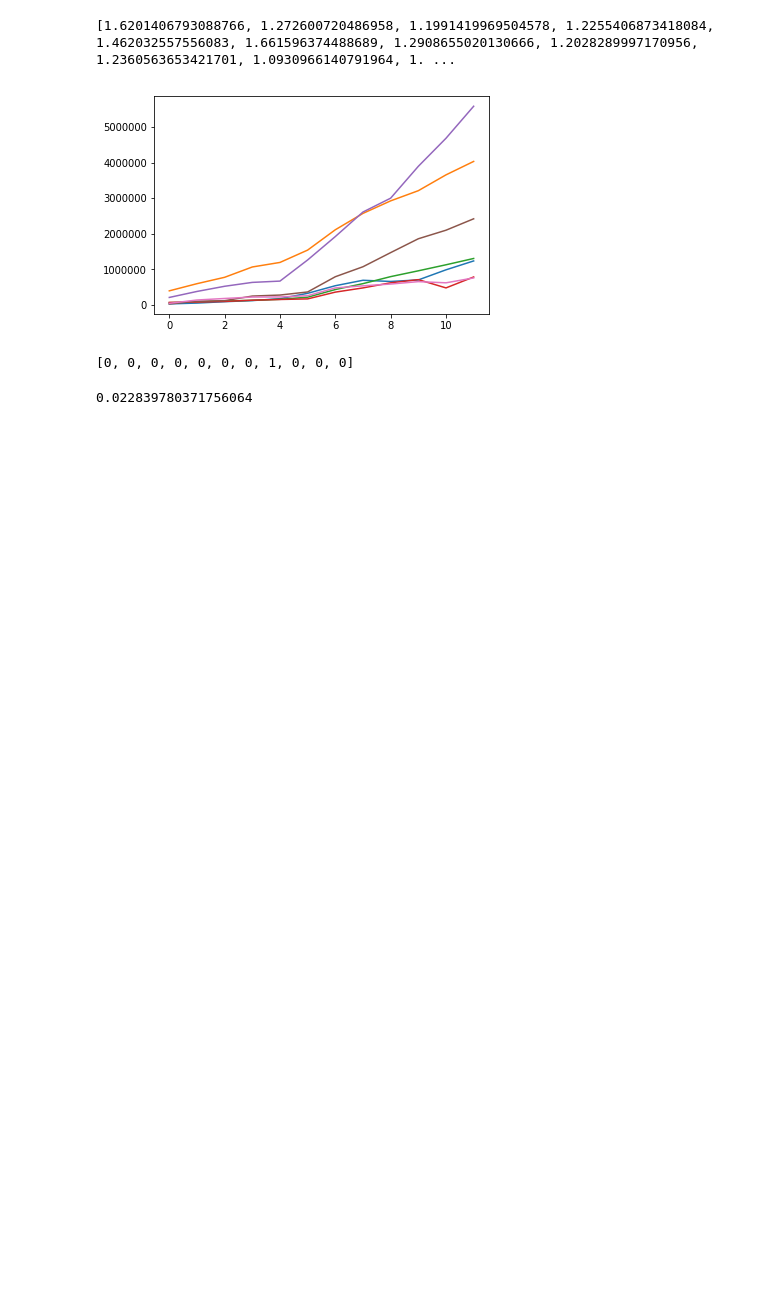
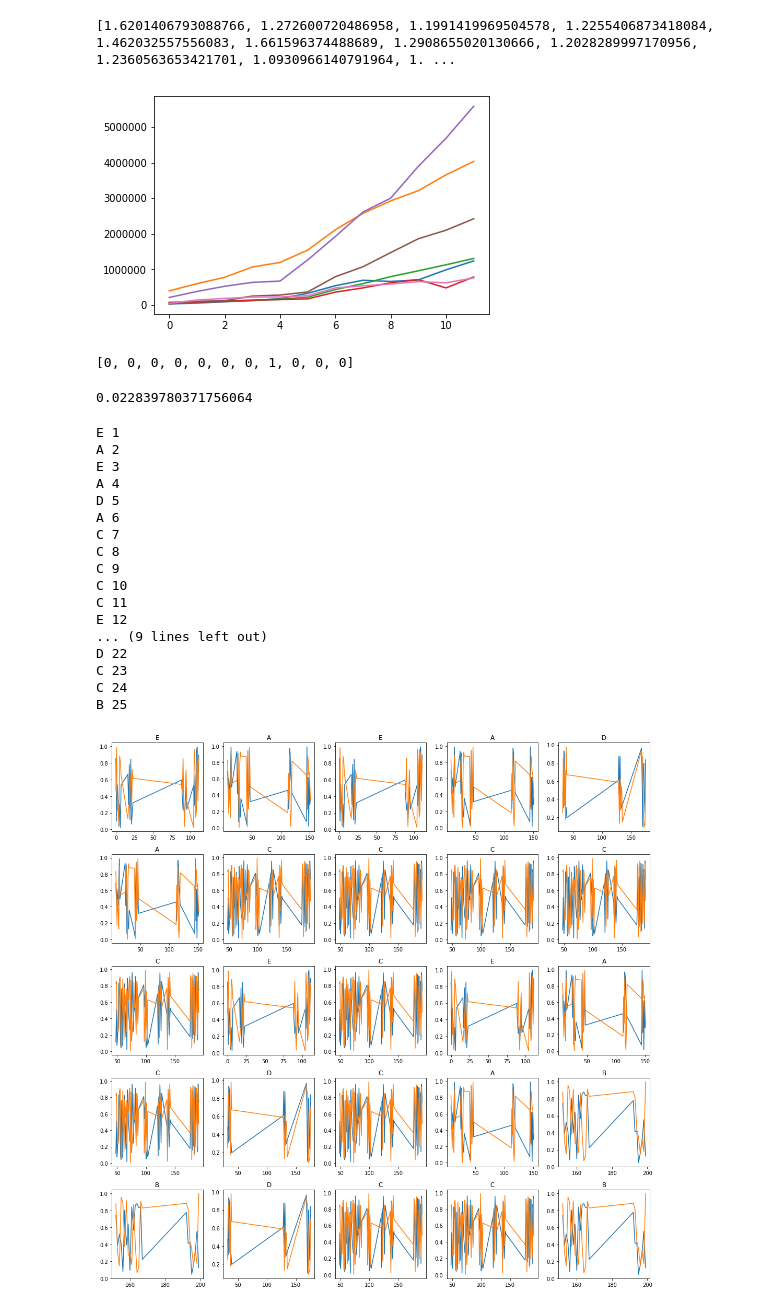
Before and after one commit to rmurcioUCL/RankDiversity, a Jupyter notebook: code/rankcities.ipynb, the cells around one changed output. Saved outputs shown, nothing was run; the diff lists cells and outputs as text; code cells hidden in the pictures; blank space fills up the shorter version.

```diff
--- a/code/rankcities.ipynb
+++ b/code/rankcities.ipynb
@@ -742,3 +951,44 @@ g=[x + y for x, y in zip(q, p)]
 9975/436738
 # %% [output]
 0.022839780371756064
+# %%
+import numpy as np
+import pandas as pd
+import matplotlib.pyplot as plt
+
+countries = np.random.choice(list("ABCDE"),size=25)
+df = pd.DataFrame({"Date" : range(200),
+                    'Country' : np.repeat(countries,8),
+                    'y1' : np.random.rand(200),
+                    'y2' : np.random.rand(200)})
+
+fig = plt.figure()
+
+for c,num in zip(countries, range(1,26)):
+    print(c,num)
+    df0=df[df['Country']==c]
+    ax = fig.add_subplot(5,5,num)
+    ax.plot(df0['Date'], df0[['y1','y2']])
+    ax.set_title(c)
+
+plt.tight_layout()
+plt.show()
+# %% [output]
+E 1
+A 2
+E 3
+A 4
+D 5
+A 6
+C 7
+C 8
+C 9
+C 10
+C 11
+E 12
+... (9 lines left out)
+D 22
+C 23
+C 24
+B 25
+[figure, added]
```
Also changed, not shown: parts of 10 cells of this notebook.
